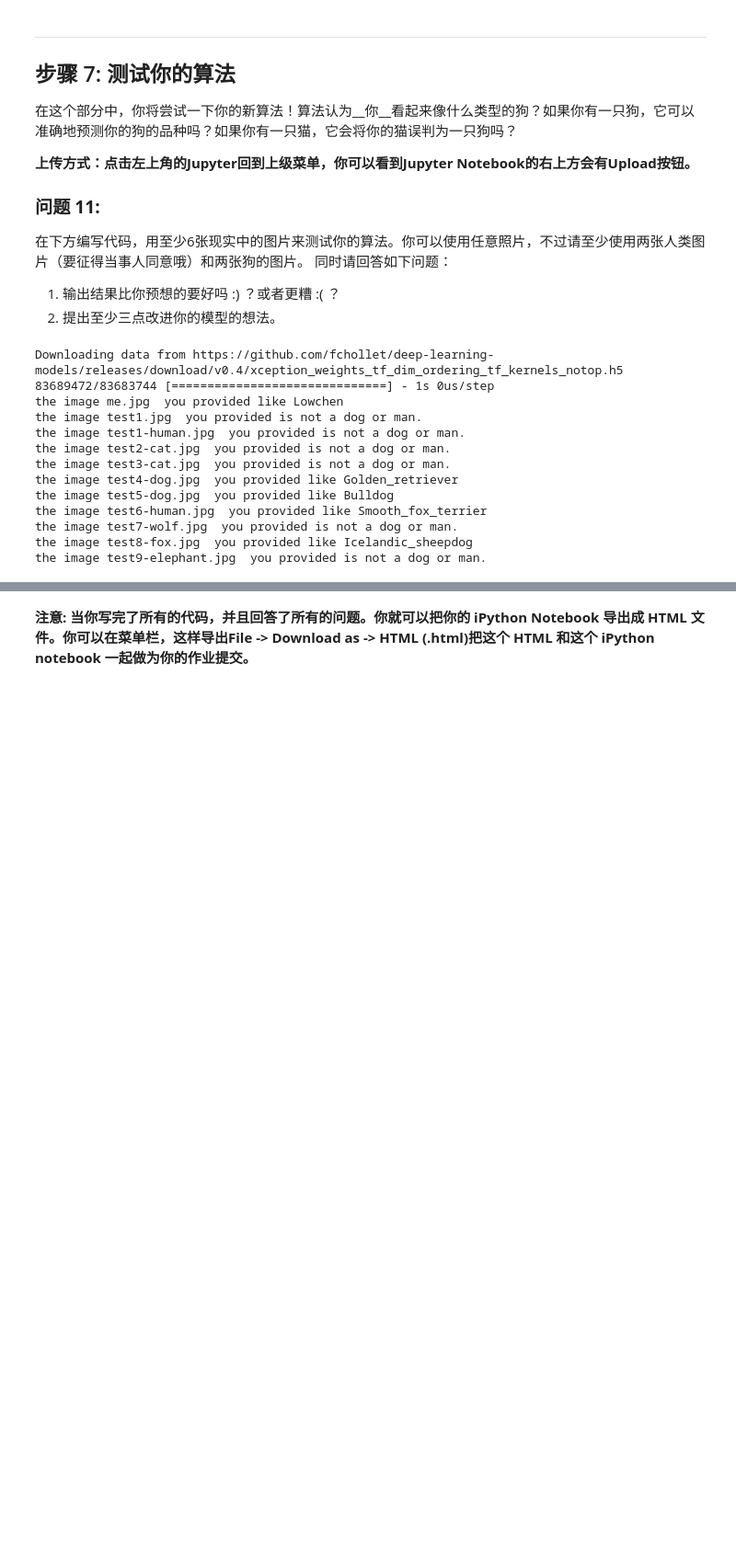
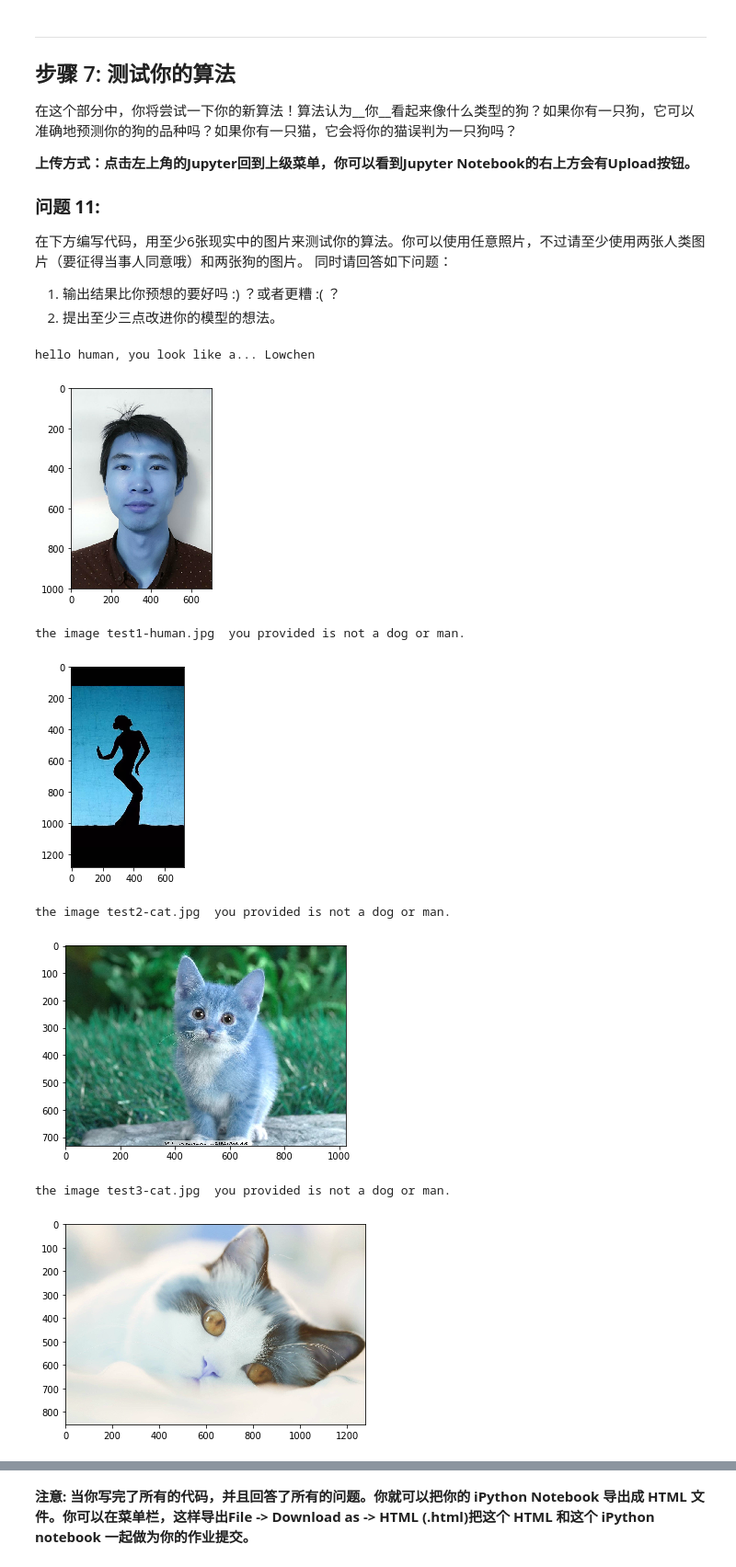
Before and after one commit to JulyCodeX/dog_app, a Jupyter notebook: dog_app_zh.ipynb, the cells around one changed output, grey strips where cells are left out. Shown at 92% size. Cells and saved outputs as stored; diff of their text form; code cells hidden in the pictures; blank space fills up the shorter version.

```diff
--- a/dog_app_zh.ipynb
+++ b/dog_app_zh.ipynb
@@ -682,6 +714,6 @@ checkpointer = ModelCheckpoint(filepath='saved_models/weights.best.VGG16.hdf5',
 
 VGG16_model.fit(train_VGG16, train_targets,
           validation_data=(valid_VGG16, valid_targets),
-          epochs=20, batch_size=20, callbacks=[checkpointer], verbose=1)
+          epochs=100, batch_size=20, callbacks=[checkpointer], verbose=1)
 # %% [output]
 Train on 6680 samples, validate on 835 samples
@@ -803,4 +837,4 @@ Non-trainable params: 0
 _________________________________________________________________
 # %%
 ### TODO: 编译模型
-Xception_model.compile(loss='categorical_crossentropy', optimizer='rmsprop', metrics=['accuracy'])
+Xception_model.compile(loss='categorical_crossentropy', optimizer='Adam', metrics=['accuracy'])
@@ -823,6 +864,6 @@ checkpointer = ModelCheckpoint(filepath='saved_models/weights.best.Xception.hdf5
 
 Xception_model.fit(train_Xception, train_targets,
           validation_data=(valid_Xception, valid_targets),
-          epochs=20, batch_size=20, callbacks=[checkpointer], verbose=1)
+          epochs=100, batch_size=20, callbacks=[checkpointer], verbose=1)
 # %% [output]
 Train on 6680 samples, validate on 835 samples
@@ -930,15 +971,29 @@ def function_predict_dog_name(img_path):
 # %%
 ### TODO: 设计你的算法
 ### 自由地使用所需的代码单元数吧
+
+def show_image(img_path):
+    img = cv2.imread(img_path)
+    plt.imshow(img)
+    plt.show()
+
 def predict_human_or_dog(img_path):
     predict_human_result = face_detector(img_path)
     img_name = img_path.split("/")[2]
     predict_is_dog = dog_detector(img_path)
-    if predict_is_dog or predict_human_result:
-        dog_category = function_predict_dog_name(img_path)
-        print("the image",img_name, " you provided like", dog_category)
+    if predict_is_dog:
+        dog_name = function_predict_dog_name(img_path)
+        print("the image is a dog, it is a "+ dog_name)
+        show_image(img_path)
+        return dog_name
+    elif predict_human_result:
+        dog_name = function_predict_dog_name(img_path)
+        print("hello human, you look like a... "+ dog_name)
+        show_image(img_path)
+        return dog_name
     else:
         print("the image",img_name," you provided is not a dog or man.")
+        show_image(img_path)
 # %% [markdown]
 ---
 <a id='step7'></a>
@@ -960,28 +1015,22 @@ def predict_human_or_dog(img_path):
 # %%
 ## TODO: 在你的电脑上，在步骤6中，至少在6张图片上运行你的算法。
 ## 自由地使用所需的代码单元数吧
 predict_human_or_dog('./test_images/me.jpg')
-predict_human_or_dog('./test_images/test1.jpg')
 predict_human_or_dog('./test_images/test1-human.jpg')
 predict_human_or_dog('./test_images/test2-cat.jpg')
 predict_human_or_dog('./test_images/test3-cat.jpg')
 predict_human_or_dog('./test_images/test4-dog.jpg')
 predict_human_or_dog('./test_images/test5-dog.jpg')
 predict_human_or_dog('./test_images/test6-human.jpg')
 predict_human_or_dog('./test_images/test7-wolf.jpg')
 predict_human_or_dog('./test_images/test8-fox.jpg')
 predict_human_or_dog('./test_images/test9-elephant.jpg')
 # %% [output]
-Downloading data from https://github.com/fchollet/deep-learning-models/releases/download/v0.4/xception_weights_tf_dim_ordering_tf_kernels_notop.h5
-83689472/83683744 [==============================] - 1s 0us/step
-the image me.jpg  you provided like Lowchen
-the image test1.jpg  you provided is not a dog or man.
-the image test1-human.jpg  you provided is not a dog or man.
-the image test2-cat.jpg  you provided is not a dog or man.
-the image test3-cat.jpg  you provided is not a dog or man.
-the image test4-dog.jpg  you provided like Golden_retriever
-the image test5-dog.jpg  you provided like Bulldog
-the image test6-human.jpg  you provided like Smooth_fox_terrier
-the image test7-wolf.jpg  you provided is not a dog or man.
-the image test8-fox.jpg  you provided like Icelandic_sheepdog
-the image test9-elephant.jpg  you provided is not a dog or man.
+hello human, you look like a... Lowchen
+[figure, added]
+the image test1-human.jpg  you provided is not a dog or man.
+[figure, added]
+the image test2-cat.jpg  you provided is not a dog or man.
+[figure, added]
+the image test3-cat.jpg  you provided is not a dog or man.
+[figure, added]
```
Also changed, not shown: parts of 29 cells of this notebook, 1 other file.
